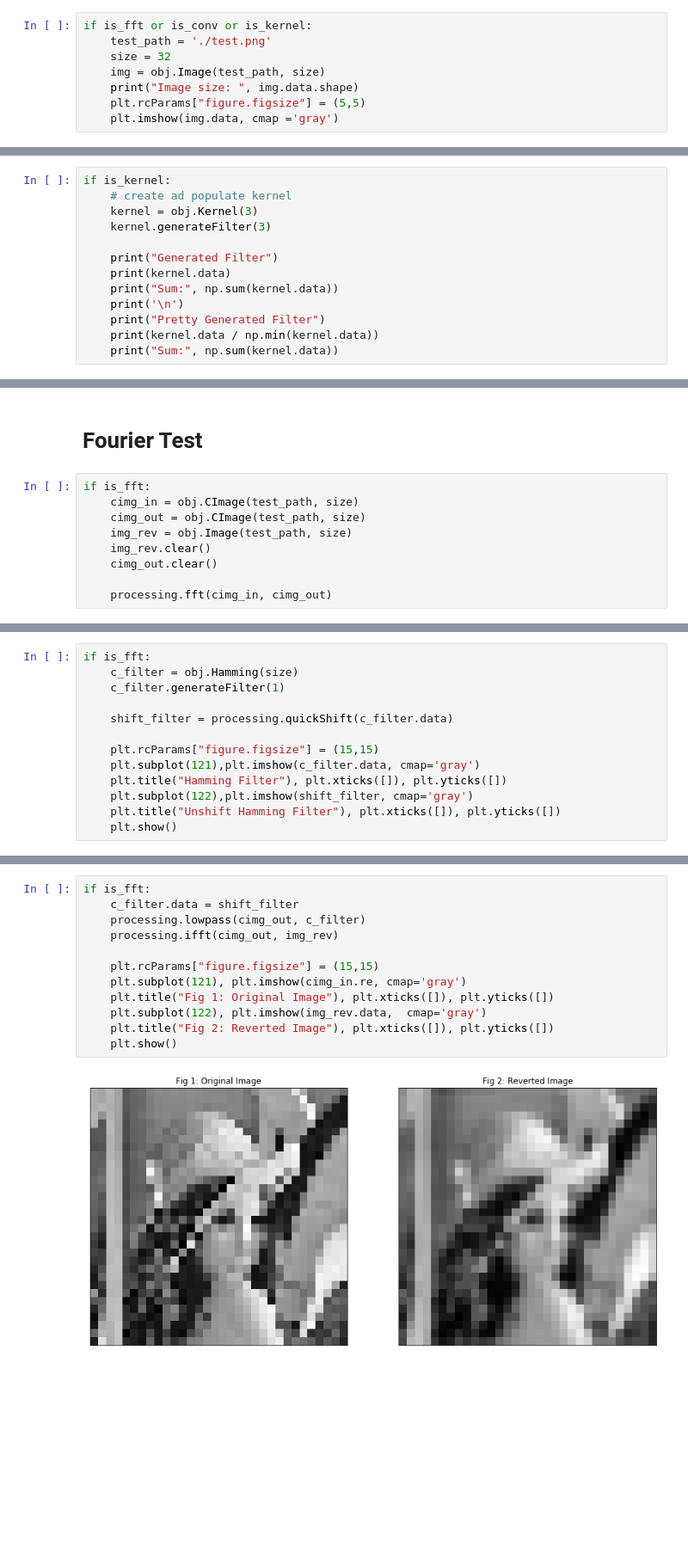
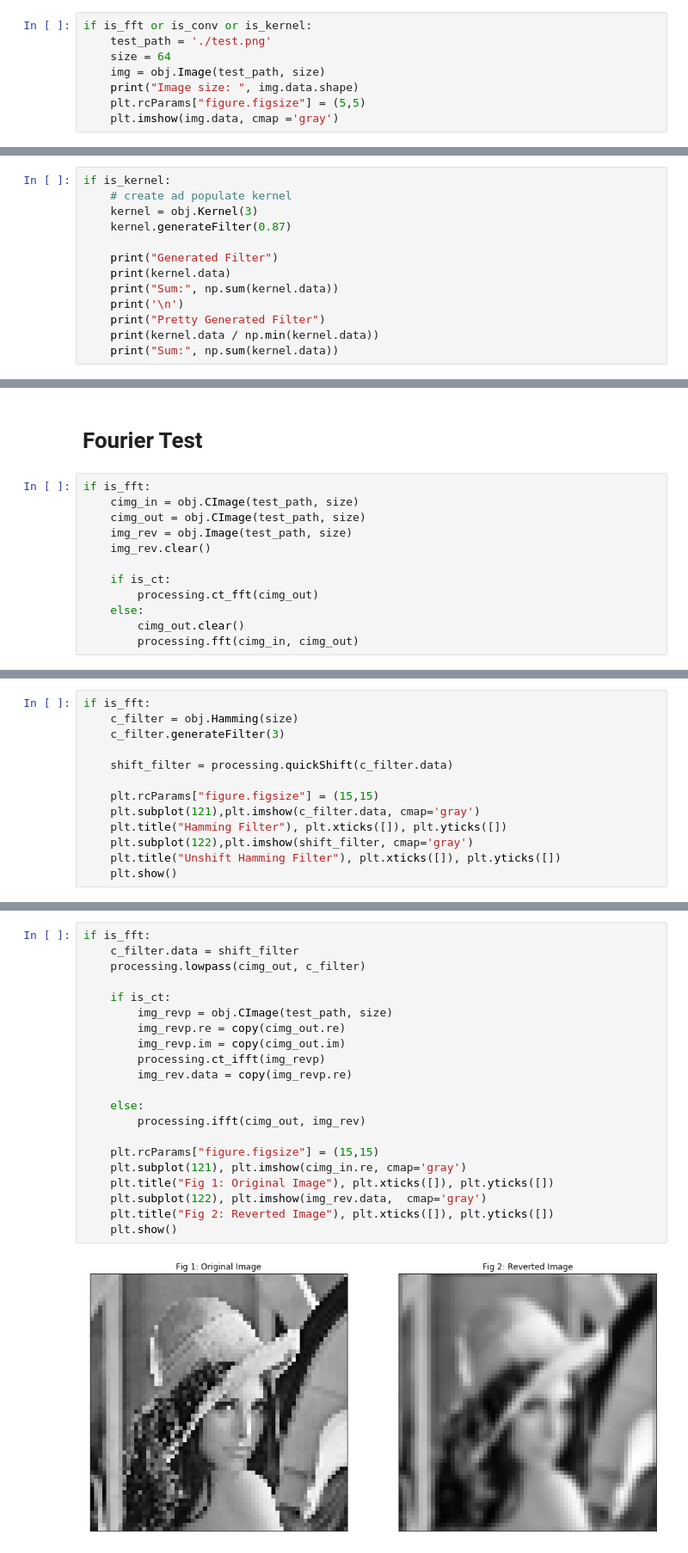
Before and after one commit to EricZimmermann/ECSE444-Filtering, a Jupyter notebook: prototyping/validation.ipynb, the cells around one changed output, grey strips where cells are left out. Shown at 86% size. Saved outputs shown, nothing was run; the diff lists cells and outputs as text; blank space fills up the shorter version.

```diff
--- a/prototyping/validation.ipynb
+++ b/prototyping/validation.ipynb
@@ -36,7 +38,7 @@ def logTransform(spectrum):
 # %%
 if is_fft or is_conv or is_kernel:
     test_path = './test.png'
-    size = 32
+    size = 64
     img = obj.Image(test_path, size)
     print("Image size: ", img.data.shape)
     plt.rcParams["figure.figsize"] = (5,5)
@@ -94,7 +96,7 @@ Inpl Shift Time: 0.0010995864868164062
 if is_kernel:
     # create ad populate kernel
     kernel = obj.Kernel(3)
-    kernel.generateFilter(3)
+    kernel.generateFilter(0.87)
 
     print("Generated Filter")
     print(kernel.data)
@@ -146,9 +148,12 @@ if is_fft:
     cimg_out = obj.CImage(test_path, size)
     img_rev = obj.Image(test_path, size)
     img_rev.clear()
-    cimg_out.clear()
 
-    processing.fft(cimg_in, cimg_out)
+    if is_ct:
+        processing.ct_fft(cimg_out)
+    else:
+        cimg_out.clear()
+        processing.fft(cimg_in, cimg_out)
 # %%
 if is_fft:
     spectrum = magnitude(cimg_out)
@@ -171,7 +176,7 @@ if is_fft:
 # %%
 if is_fft:
     c_filter = obj.Hamming(size)
-    c_filter.generateFilter(1)
+    c_filter.generateFilter(3)
 
     shift_filter = processing.quickShift(c_filter.data)
 
@@ -186,17 +191,26 @@ if is_fft:
 # %%
 if is_fft:
     c_filter.data = shift_filter
     processing.lowpass(cimg_out, c_filter)
-    processing.ifft(cimg_out, img_rev)
+
+    if is_ct:
+        img_revp = obj.CImage(test_path, size)
+        img_revp.re = copy(cimg_out.re)
+        img_revp.im = copy(cimg_out.im)
+        processing.ct_ifft(img_revp)
+        img_rev.data = copy(img_revp.re)
+
+    else:
+        processing.ifft(cimg_out, img_rev)
 
     plt.rcParams["figure.figsize"] = (15,15)
     plt.subplot(121), plt.imshow(cimg_in.re, cmap='gray')
     plt.title("Fig 1: Original Image"), plt.xticks([]), plt.yticks([])
     plt.subplot(122), plt.imshow(img_rev.data,  cmap='gray')
     plt.title("Fig 2: Reverted Image"), plt.xticks([]), plt.yticks([])
     plt.show()
 # %% [output]
-[figure, old version]
+[figure, new version]
 # %%
 print(img_rev.data.min(), img_rev.data.max())
 # %% [output]
```
Also changed, not shown: parts of 10 cells of this notebook, 1 other file.
